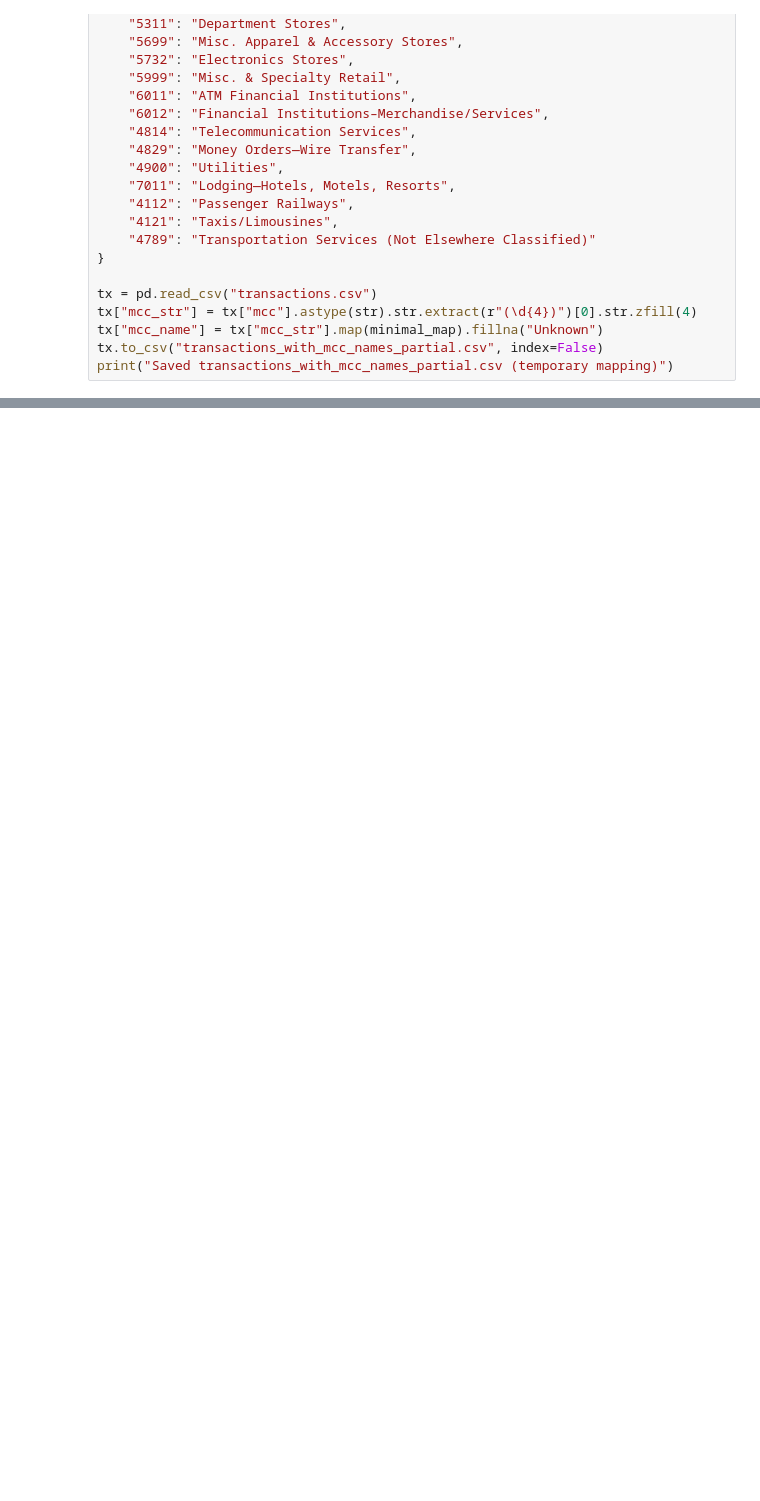
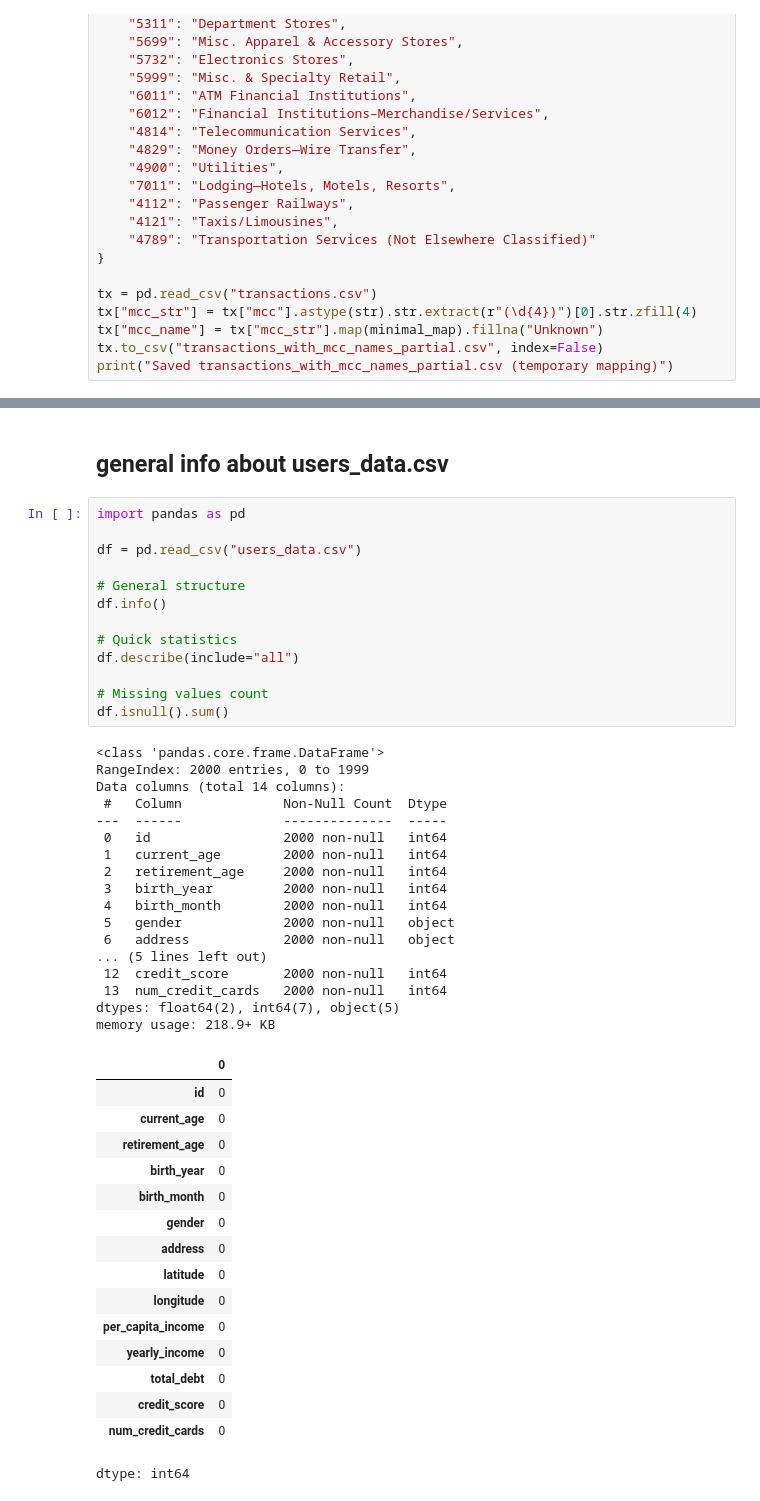
Before and after one commit to Aljawharah004/Bank-Analysis, a Jupyter notebook: datadrip.ipynb, the cells around one changed output, grey strips where cells are left out. Drawn from its saved outputs; the diff is of its cells as text; blank space fills up the shorter version.

```diff
--- a/datadrip.ipynb
+++ b/datadrip.ipynb
@@ -190,0 +283,49 @@ print("Saved transactions_with_mcc_names_partial.csv (temporary mapping)")
+# %% [markdown]
+## general info about users_data.csv
+# %%
+import pandas as pd
+
+df = pd.read_csv("users_data.csv")
+
+# General structure
+df.info()
+
+# Quick statistics
+df.describe(include="all")
+
+# Missing values count
+df.isnull().sum()
+# %% [output]
+<class 'pandas.core.frame.DataFrame'>
+RangeIndex: 2000 entries, 0 to 1999
+Data columns (total 14 columns):
+ #   Column             Non-Null Count  Dtype
+---  ------             --------------  -----
+ 0   id                 2000 non-null   int64
+ 1   current_age        2000 non-null   int64
+ 2   retirement_age     2000 non-null   int64
+ 3   birth_year         2000 non-null   int64
+ 4   birth_month        2000 non-null   int64
+ 5   gender             2000 non-null   object
+ 6   address            2000 non-null   object
+... (5 lines left out)
+ 12  credit_score       2000 non-null   int64
+ 13  num_credit_cards   2000 non-null   int64
+dtypes: float64(2), int64(7), object(5)
+memory usage: 218.9+ KB
+|  | 0 |
+| id | 0 |
+| current_age | 0 |
+| retirement_age | 0 |
+| birth_year | 0 |
+| birth_month | 0 |
+| gender | 0 |
+| address | 0 |
+| latitude | 0 |
+| longitude | 0 |
+| per_capita_income | 0 |
+| yearly_income | 0 |
+| total_debt | 0 |
+| credit_score | 0 |
+| num_credit_cards | 0 |
+dtype: int64
```
Also changed, not shown: parts of 12 cells of this notebook.
